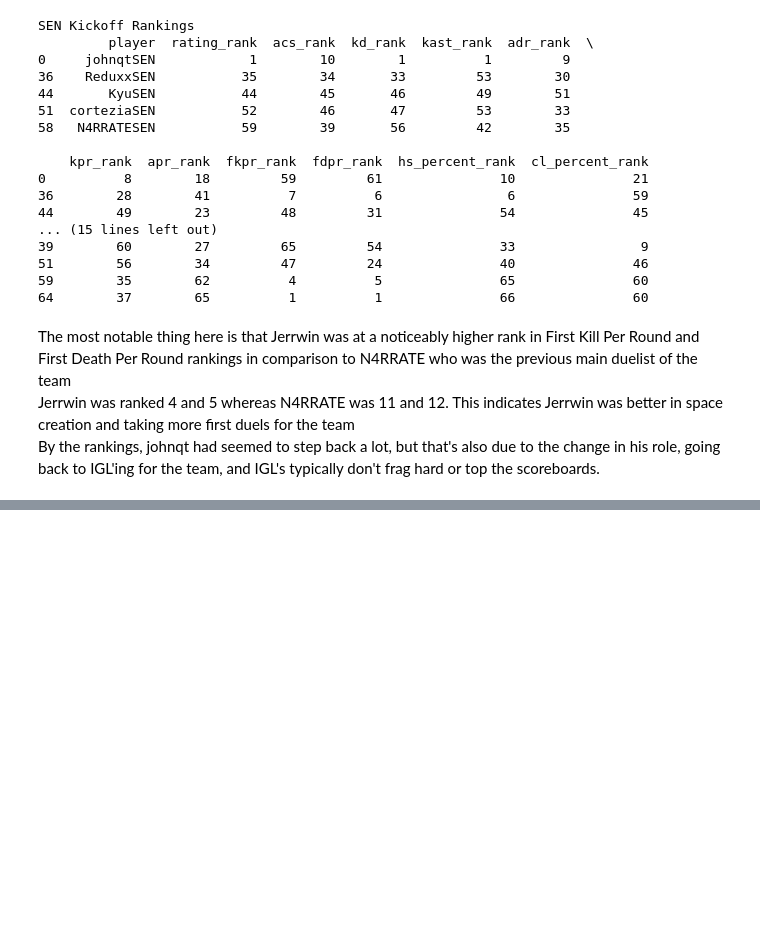
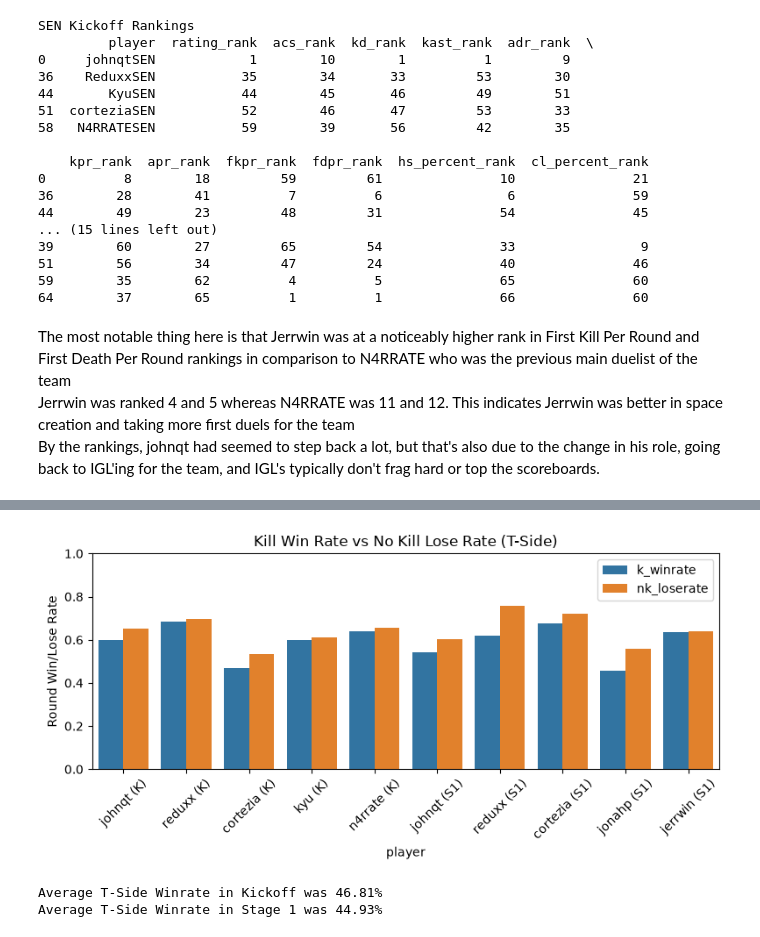
Before and after one commit to reeantran/sentinels_data_analysis, a Jupyter notebook: analysis.ipynb, the cells around one changed output, grey strips where cells are left out. Drawn from its saved outputs; the diff is of its cells as text; code cells hidden in the pictures; blank space fills up the shorter version.

```diff
--- a/analysis.ipynb
+++ b/analysis.ipynb
@@ -462,0 +539,74 @@ In Stage 1, the more impactful players in the Pistol rounds were johnqt, reduxx,
+# %%
+t_side = vod_review_df[(vod_review_df['side'] == 't')]
+t_side_k = t_side[t_side['event'] == 'amer_kickoff_2026']
+t_side_s1 = t_side[t_side['event'] == 'amer_stage_1_2026']
+
+players_k = [
+    ('johnqt_k_pre', 'johnqt_k_post'),
+    ('reduxx_k_pre', 'reduxx_k_post'),
+    ('cortezia_k_pre', 'cortezia_k_post'),
+    ('kyu_k_pre', 'kyu_k_post'),
+    ('n4rrate_k_pre', 'n4rrate_k_post')
+]
+
+players_s1 = [
+    ('johnqt_k_pre', 'johnqt_k_post'),
+    ('reduxx_k_pre', 'reduxx_k_post'),
+    ('cortezia_k_pre', 'cortezia_k_post'),
+    ('jonahp_k_pre', 'jonahp_k_post'),
+    ('jerrwin_k_pre', 'jerrwin_k_post')
+]
+
+rows = []
+
+for pre_col, post_col in players_k:
+    kill_mask = t_side_k[[pre_col, post_col]].ge(1).any(axis=1)
+    no_kill_mask = t_side_k[[pre_col, post_col]].fillna(0).lt(1).all(axis=1)
+
+    rows.append({
+        'player': pre_col.replace('_k_pre', '') + ' (K)',
+        'k_winrate': t_side_k.loc[kill_mask, 'round_win'].mean(),
+        'nk_loserate': 1 - t_side_k.loc[no_kill_mask, 'round_win'].mean()
+    })
+
+for pre_col, post_col in players_s1:
+    kill_mask = t_side_s1[[pre_col, post_col]].ge(1).any(axis=1) # masks out rounds where x player had at least one kill pre-/post-plant
+    no_kill_mask = t_side_s1[[pre_col, post_col]].fillna(0).lt(1).all(axis=1) # masks out rounds where x player had no kills in both pre-/post-plant
+
+    rows.append({
+        'player': pre_col.replace('_k_pre', '') + ' (S1)',
+        'k_winrate': t_side_s1.loc[kill_mask, 'round_win'].mean(),
+        'nk_loserate': 1 - t_side_s1.loc[no_kill_mask, 'round_win'].mean()
+    })
+
+plot_df = pd.DataFrame(rows)
+
+plot_df_long = plot_df.melt(
+    id_vars='player',
+    value_vars=['k_winrate', 'nk_loserate'],
+    var_name='side',
+    value_name='rate'
+)
+
+plt.figure(figsize=(8, 4))
+sns.barplot(
+    data=plot_df_long,
+    x='player',
+    y='rate',
+    hue='side'
+)
+
+plt.ylabel('Round Win/Lose Rate')
+plt.title('Kill Win Rate vs No Kill Lose Rate (T-Side)')
+plt.ylim(0, 1)
+plt.xticks(rotation=45)
+plt.legend(title='')
+plt.tight_layout()
+plt.show()
+
+print("Average T-Side Winrate in Kickoff was " + str((t_side_k['round_win'].mean() * 100).round(2)) + "%")
+print("Average T-Side Winrate in Stage 1 was " + str((t_side_s1['round_win'].mean() * 100).round(2)) + "%")
+# %% [output]
+[figure, added]
+Average T-Side Winrate in Kickoff was 46.81%
+Average T-Side Winrate in Stage 1 was 44.93%
```
Also changed, not shown: parts of 10 cells of this notebook, 3 other files.
